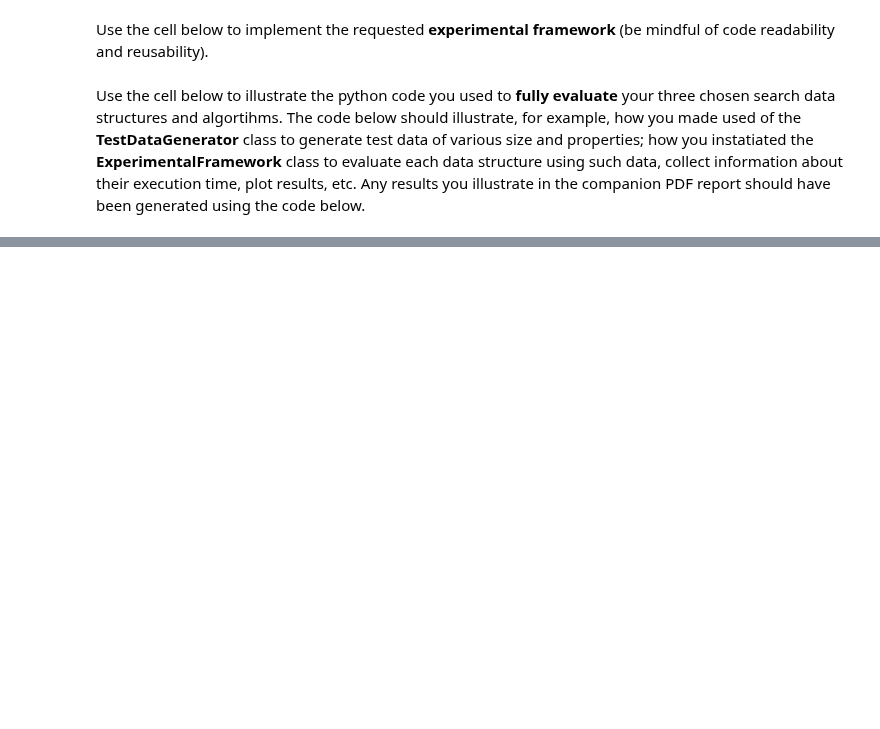
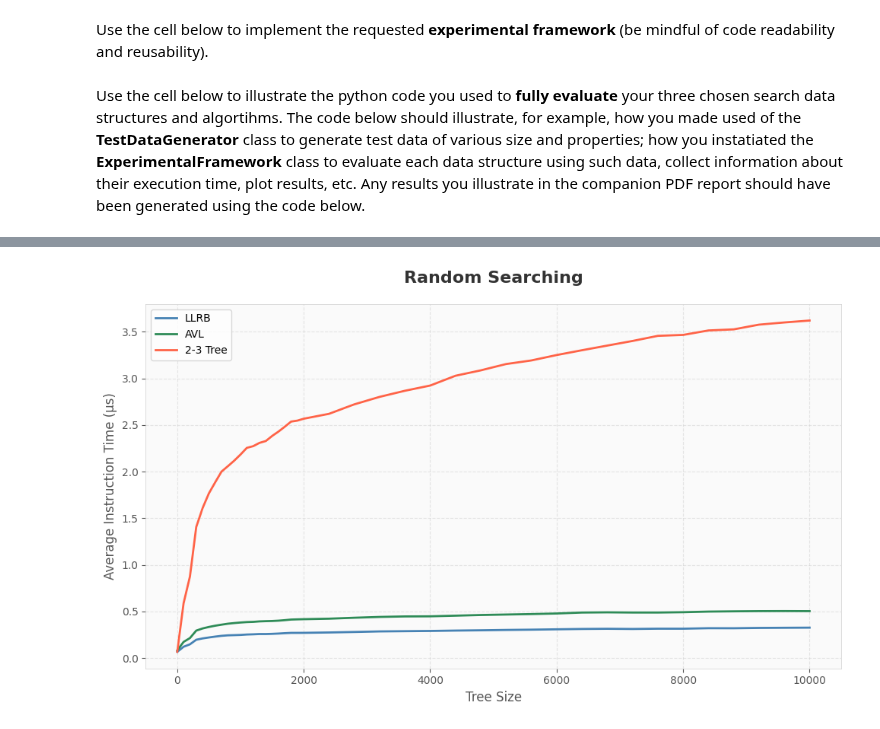
Before and after one commit to Zhou-London/Algorithm-Research, a Jupyter notebook: comp0005-coursework-2025/grp-XXX-0005code.ipynb, the cells around one changed output, grey strips where cells are left out. Cells and saved outputs as stored; diff of their text form; code cells hidden in the pictures; blank space fills up the shorter version.

```diff
--- a/comp0005-coursework-2025/grp-XXX-0005code.ipynb
+++ b/comp0005-coursework-2025/grp-XXX-0005code.ipynb
@@ -957,0 +961,10 @@ framework.visualize(title + " Search")
+# %%
+title = """Random Searching"""
+datasets = [
+    TestDataGenerator(size=10000).
+    IntegerRandom() for _ in range(10)
+]
+framework.evaluate_multiple(datasets)
+framework.visualize(title)
+# %% [output]
+[figure, added]
```
Also changed, not shown: parts of 17 cells of this notebook.
